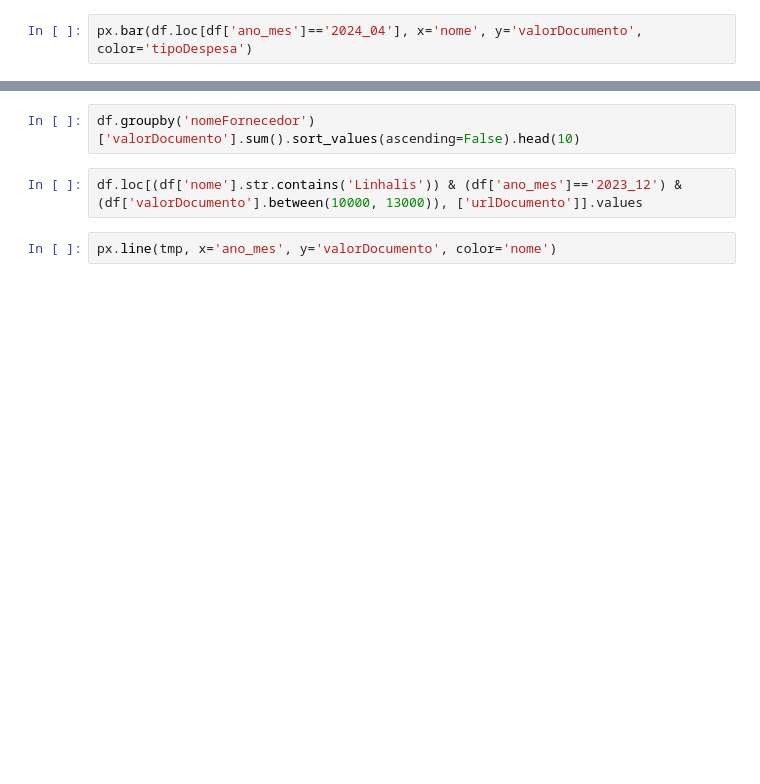
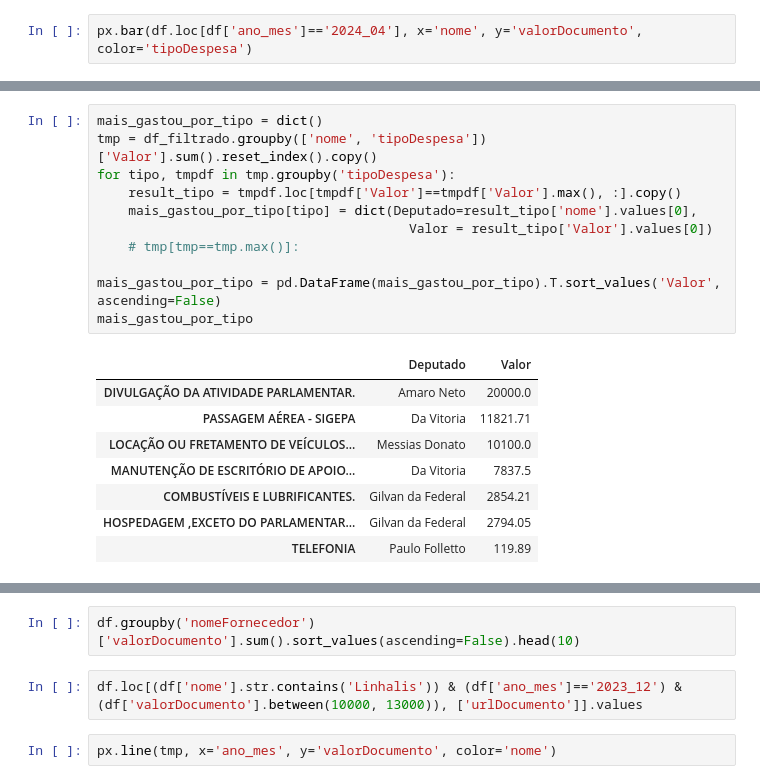
Before and after one commit to gustavolp92/camara, a Jupyter notebook: teste.ipynb, the cells around one changed output, grey strips where cells are left out. Drawn from its saved outputs; the diff is of its cells as text; blank space fills up the shorter version.

```diff
--- a/teste.ipynb
+++ b/teste.ipynb
@@ -54,0 +91,20 @@ px.bar(df.loc[df['ano_mes']=='2024_04'], x='nome', y='valorDocumento', color='ti
+# %%
+mais_gastou_por_tipo = dict()
+tmp = df_filtrado.groupby(['nome', 'tipoDespesa'])['Valor'].sum().reset_index().copy()
+for tipo, tmpdf in tmp.groupby('tipoDespesa'):
+    result_tipo = tmpdf.loc[tmpdf['Valor']==tmpdf['Valor'].max(), :].copy()
+    mais_gastou_por_tipo[tipo] = dict(Deputado=result_tipo['nome'].values[0],
+                                        Valor = result_tipo['Valor'].values[0])
+    # tmp[tmp==tmp.max()]:
+
+mais_gastou_por_tipo = pd.DataFrame(mais_gastou_por_tipo).T.sort_values('Valor', ascending=False)
+mais_gastou_por_tipo
+# %% [output]
+|  | Deputado | Valor |
+| DIVULGAÇÃO DA ATIVIDADE PARLAMENTAR. | Amaro Neto | 20000.0 |
+| PASSAGEM AÉREA - SIGEPA | Da Vitoria | 11821.71 |
+| LOCAÇÃO OU FRETAMENTO DE VEÍCULOS... | Messias Donato | 10100.0 |
+| MANUTENÇÃO DE ESCRITÓRIO DE APOIO... | Da Vitoria | 7837.5 |
+| COMBUSTÍVEIS E LUBRIFICANTES. | Gilvan da Federal | 2854.21 |
+| HOSPEDAGEM ,EXCETO DO PARLAMENTAR... | Gilvan da Federal | 2794.05 |
+| TELEFONIA | Paulo Folletto | 119.89 |
```
Also changed, not shown: parts of 22 cells of this notebook, 3 other files.
